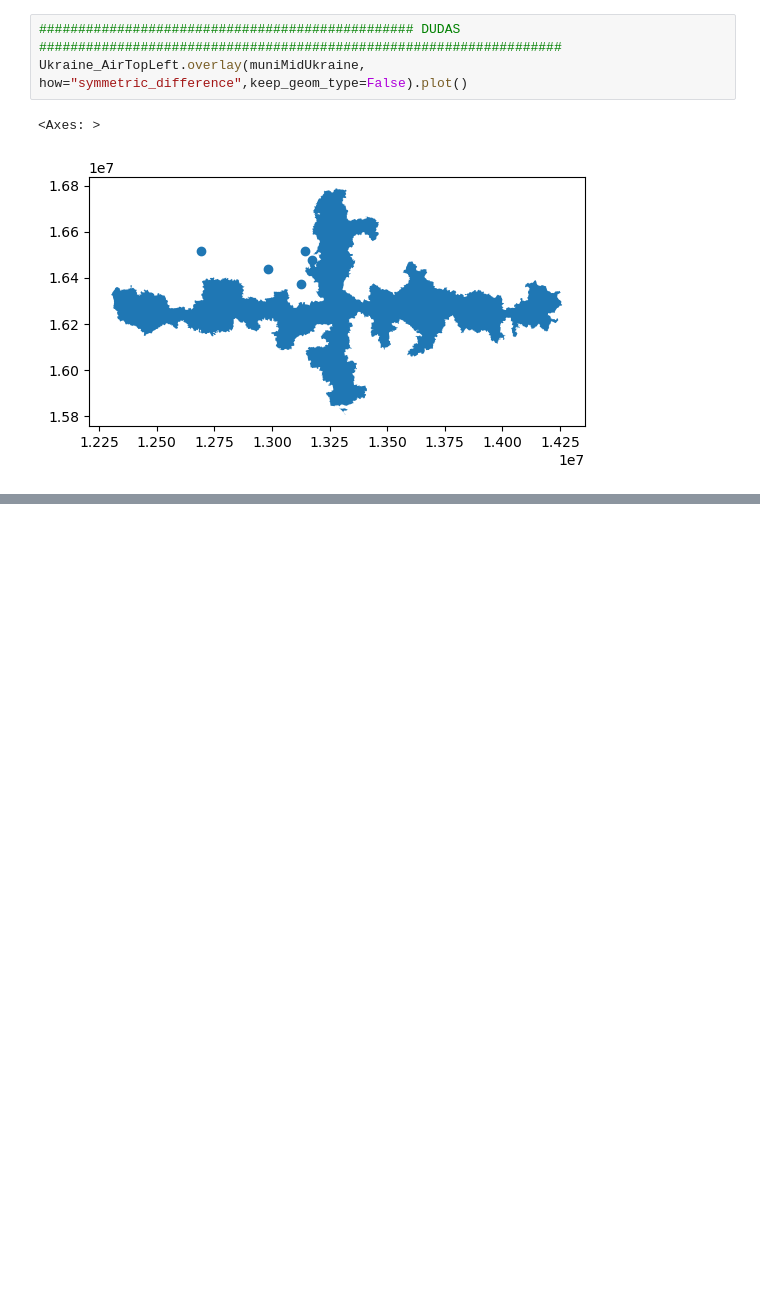
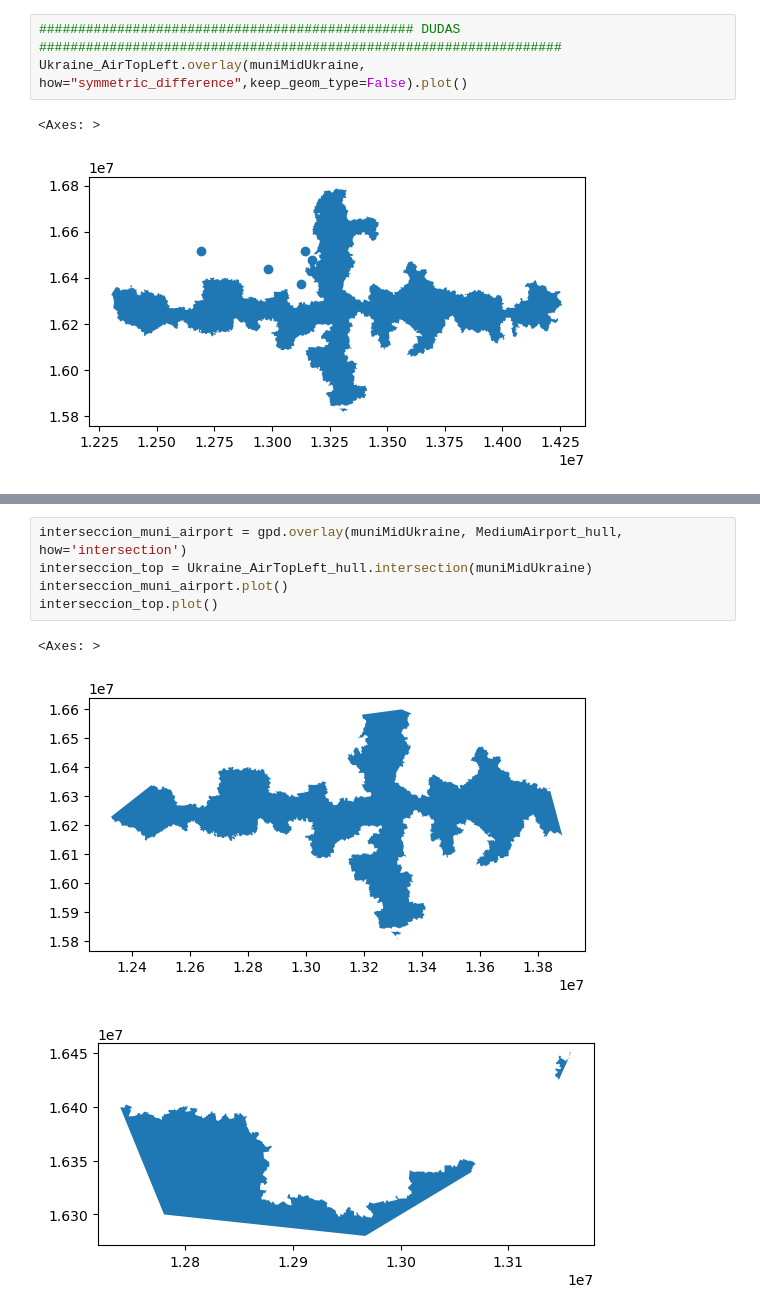
Before and after one commit to ZurinaGarcia/tareaEntregable3, a Jupyter notebook: index.ipynb, the cells around one changed output, grey strips where cells are left out. Drawn from its saved outputs; the diff is of its cells as text; blank space fills up the shorter version.

```diff
--- a/index.ipynb
+++ b/index.ipynb
@@ -775,0 +790,9 @@ result_intersection.plot(ax=base, facecolor='red', alpha=0.4)  # Cambia el color
+# %%
+interseccion_muni_airport = gpd.overlay(muniMidUkraine, MediumAirport_hull, how='intersection')
+interseccion_top = Ukraine_AirTopLeft_hull.intersection(muniMidUkraine)
+interseccion_muni_airport.plot()
+interseccion_top.plot()
+# %% [output]
+<Axes: >
+[figure, added]
+[figure, added]
```
Also changed, not shown: parts of 20 cells of this notebook.
